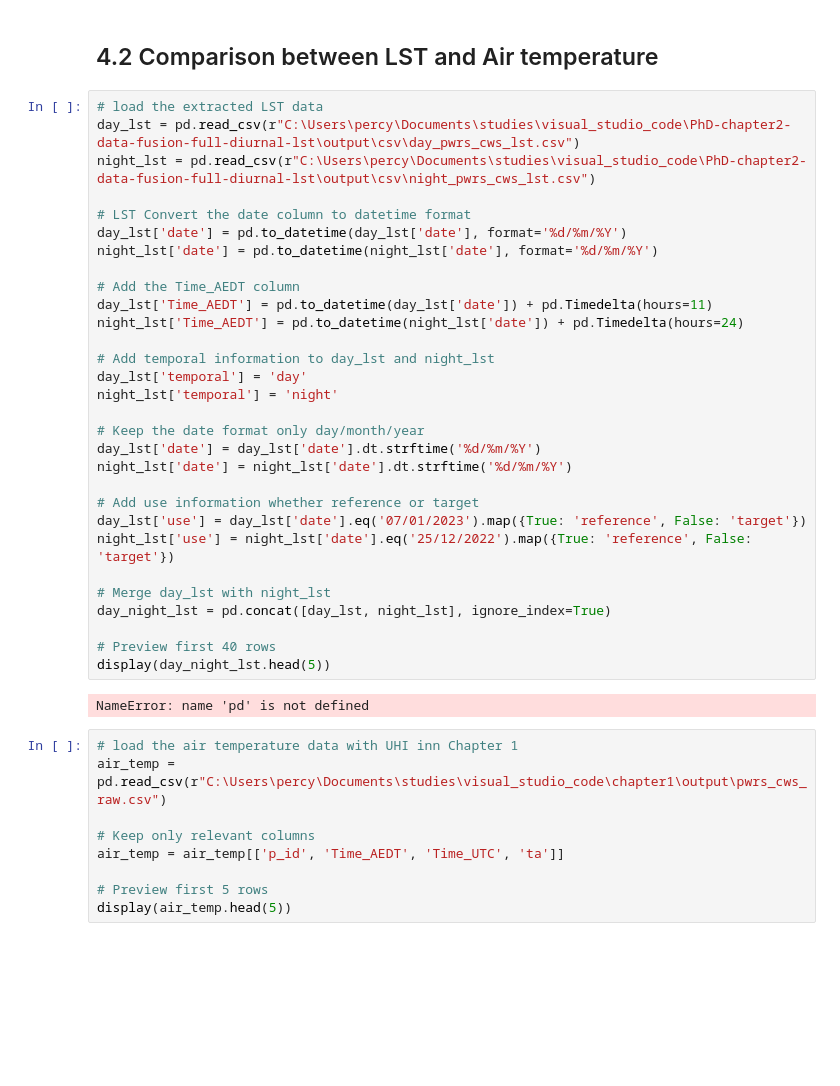
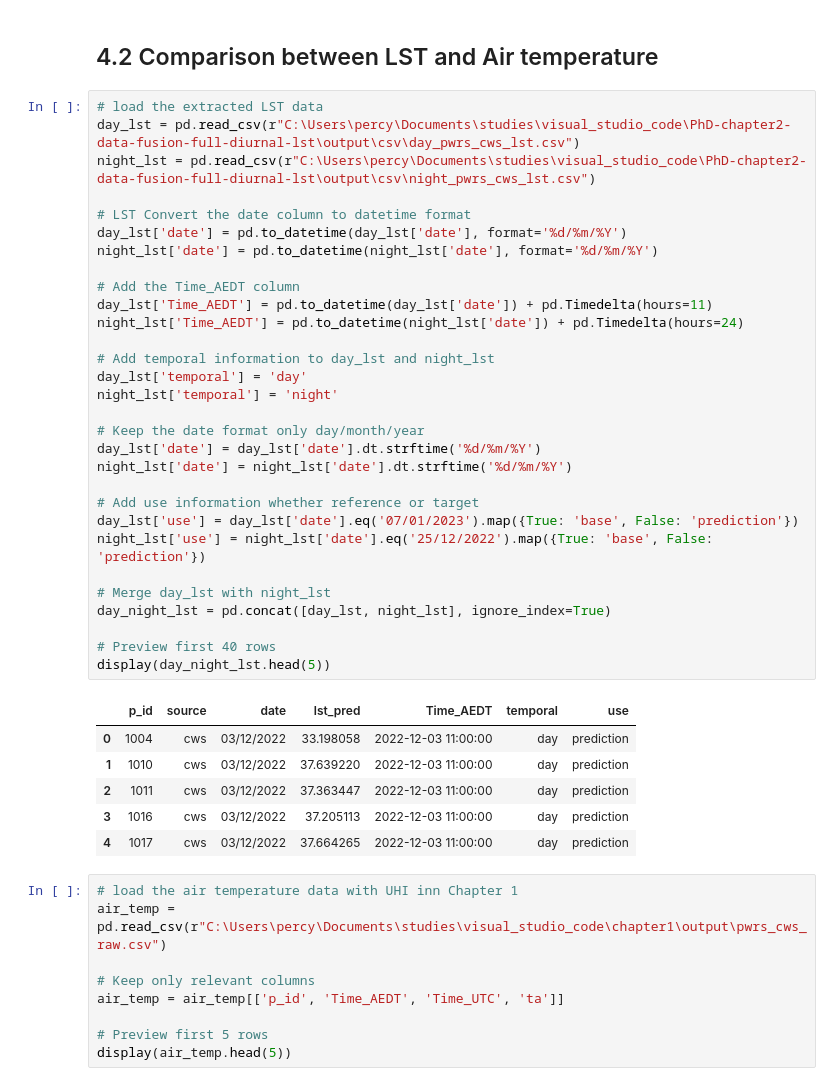
Before and after one commit to percyyvon-r/PhD-chapter2-data-fusion-full-diurnal-lst, a Jupyter notebook: notebook/fused_lst_temporalStability_spatialPatternConsistency.ipynb, the cells around one changed output. Cells and saved outputs as stored; diff of their text form; blank space fills up the shorter version.

```diff
--- a/notebook/fused_lst_temporalStability_spatialPatternConsistency.ipynb
+++ b/notebook/fused_lst_temporalStability_spatialPatternConsistency.ipynb
@@ -1235,35 +1235,40 @@ To do the extraction, the following code was used in ARCGIS [PRWS and CWS LST](p
 # %%
 # load the extracted LST data
 day_lst = pd.read_csv(r"C:\Users\percy\Documents\studies\visual_studio_code\PhD-chapter2-data-fusion-full-diurnal-lst\output\csv\day_pwrs_cws_lst.csv")
 night_lst = pd.read_csv(r"C:\Users\percy\Documents\studies\visual_studio_code\PhD-chapter2-data-fusion-full-diurnal-lst\output\csv\night_pwrs_cws_lst.csv")
 
 # LST Convert the date column to datetime format
 day_lst['date'] = pd.to_datetime(day_lst['date'], format='%d/%m/%Y')
 night_lst['date'] = pd.to_datetime(night_lst['date'], format='%d/%m/%Y')
 
 # Add the Time_AEDT column
 day_lst['Time_AEDT'] = pd.to_datetime(day_lst['date']) + pd.Timedelta(hours=11)
 night_lst['Time_AEDT'] = pd.to_datetime(night_lst['date']) + pd.Timedelta(hours=24)
 
 # Add temporal information to day_lst and night_lst
 day_lst['temporal'] = 'day'
 night_lst['temporal'] = 'night'
 
 # Keep the date format only day/month/year
 day_lst['date'] = day_lst['date'].dt.strftime('%d/%m/%Y')
 night_lst['date'] = night_lst['date'].dt.strftime('%d/%m/%Y')
 
 # Add use information whether reference or target
-day_lst['use'] = day_lst['date'].eq('07/01/2023').map({True: 'reference', False: 'target'})
-night_lst['use'] = night_lst['date'].eq('25/12/2022').map({True: 'reference', False: 'target'})
+day_lst['use'] = day_lst['date'].eq('07/01/2023').map({True: 'base', False: 'prediction'})
+night_lst['use'] = night_lst['date'].eq('25/12/2022').map({True: 'base', False: 'prediction'})
 
 # Merge day_lst with night_lst
 day_night_lst = pd.concat([day_lst, night_lst], ignore_index=True)
 
 # Preview first 40 rows
 display(day_night_lst.head(5))
 # %% [output]
-NameError: name 'pd' is not defined
+|  | p_id | source | date | lst_pred | Time_AEDT | temporal | use |
+| 0 | 1004 | cws | 03/12/2022 | 33.198058 | 2022-12-03 11:00:00 | day | prediction |
+| 1 | 1010 | cws | 03/12/2022 | 37.639220 | 2022-12-03 11:00:00 | day | prediction |
+| 2 | 1011 | cws | 03/12/2022 | 37.363447 | 2022-12-03 11:00:00 | day | prediction |
+| 3 | 1016 | cws | 03/12/2022 | 37.205113 | 2022-12-03 11:00:00 | day | prediction |
+| 4 | 1017 | cws | 03/12/2022 | 37.664265 | 2022-12-03 11:00:00 | day | prediction |
 # %%
 # load the air temperature data with UHI inn Chapter 1
 air_temp = pd.read_csv(r"C:\Users\percy\Documents\studies\visual_studio_code\chapter1\output\pwrs_cws_raw.csv")
```
Also changed, not shown: parts of 3 cells of this notebook, 1 other file.
